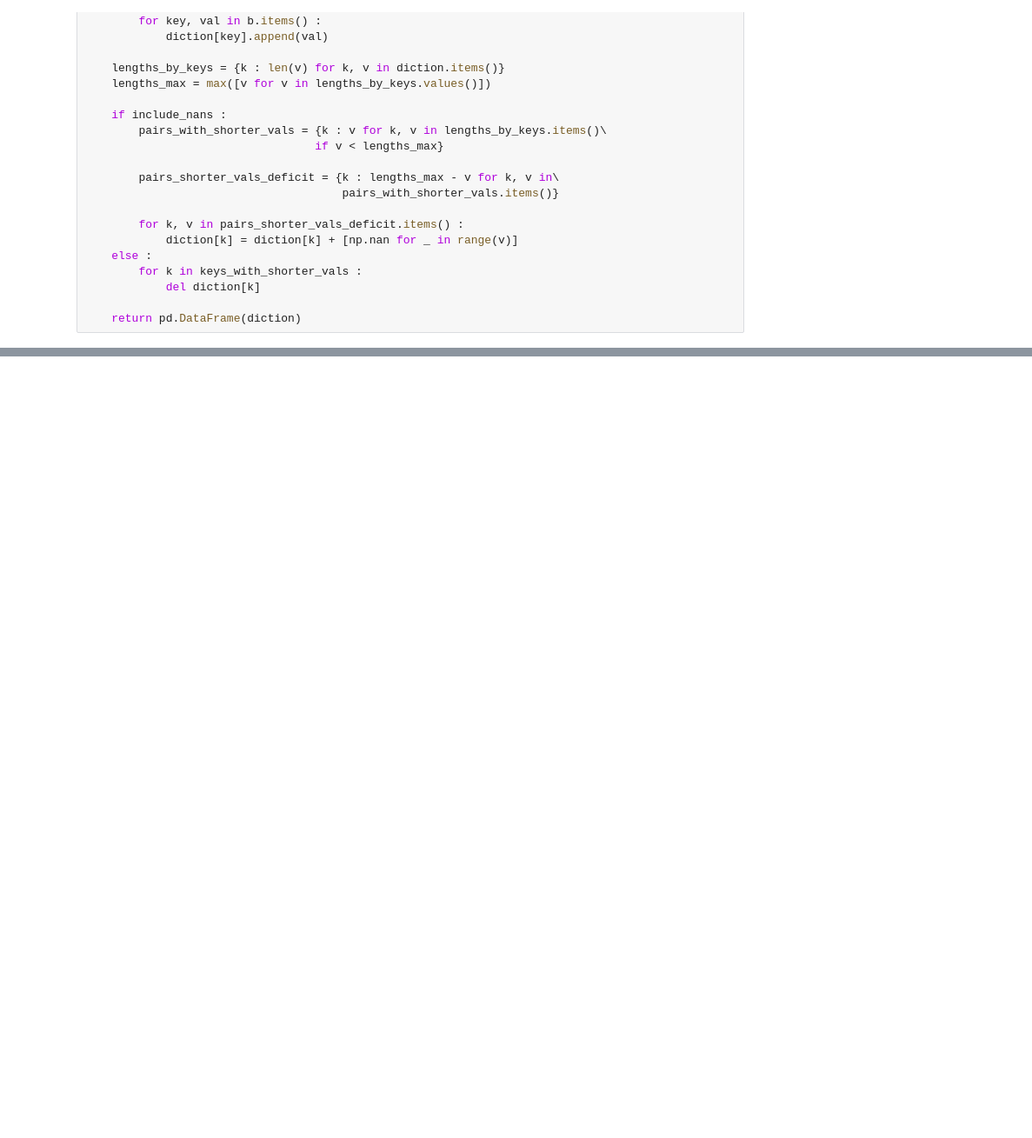
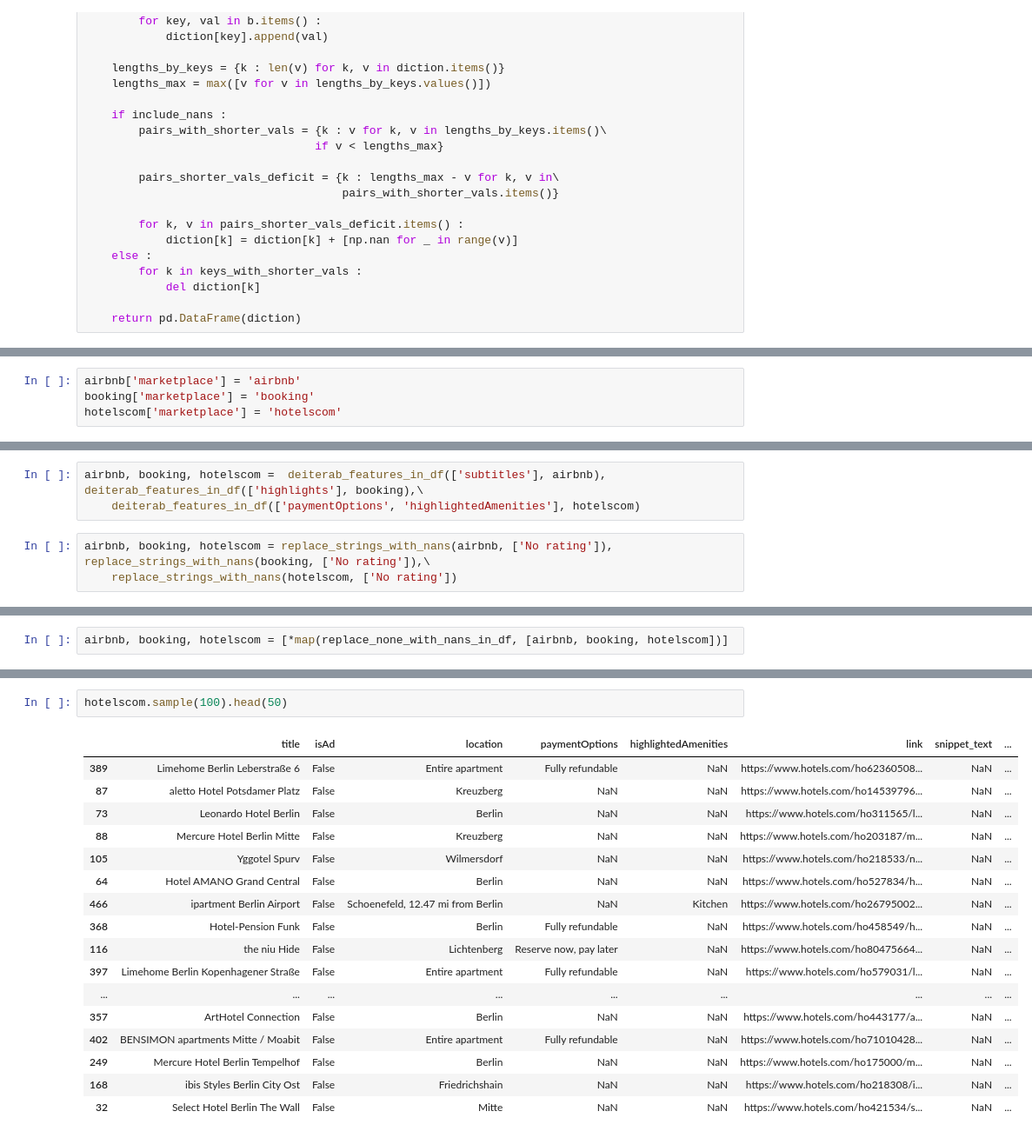
Before and after one commit to KCristopher/data_cleaning, a Jupyter notebook: hotels/hotels.ipynb, the cells around one changed output, grey strips where cells are left out. Shown at 87% size. Cells and saved outputs as stored; diff of their text form; blank space fills up the shorter version.

```diff
--- a/hotels/hotels.ipynb
+++ b/hotels/hotels.ipynb
@@ -654,0 +578,4 @@ Name: rating, dtype: float64
+# %%
+airbnb['marketplace'] = 'airbnb'
+booking['marketplace'] = 'booking'
+hotelscom['marketplace'] = 'hotelscom'
@@ -654,0 +591,6 @@ Name: rating, dtype: float64
+# %%
+airbnb, booking, hotelscom =  deiterab_features_in_df(['subtitles'], airbnb), deiterab_features_in_df(['highlights'], booking),\
+    deiterab_features_in_df(['paymentOptions', 'highlightedAmenities'], hotelscom)
+# %%
+airbnb, booking, hotelscom = replace_strings_with_nans(airbnb, ['No rating']), replace_strings_with_nans(booking, ['No rating']),\
+    replace_strings_with_nans(hotelscom, ['No rating'])
@@ -654,0 +666,2 @@ Name: rating, dtype: float64
+# %%
+airbnb, booking, hotelscom = [*map(replace_none_with_nans_in_df, [airbnb, booking, hotelscom])]
@@ -654,0 +677,20 @@ Name: rating, dtype: float64
+# %%
+hotelscom.sample(100).head(50)
+# %% [output]
+|  | title | isAd | location | paymentOptions | highlightedAmenities | link | snippet_text | ... |
+| 389 | Limehome Berlin Leberstraße 6 | False | Entire apartment | Fully refundable | NaN | https://www.hotels.com/ho62360508... | NaN | ... |
+| 87 | aletto Hotel Potsdamer Platz | False | Kreuzberg | NaN | NaN | https://www.hotels.com/ho14539796... | NaN | ... |
+| 73 | Leonardo Hotel Berlin | False | Berlin | NaN | NaN | https://www.hotels.com/ho311565/l... | NaN | ... |
+| 88 | Mercure Hotel Berlin Mitte | False | Kreuzberg | NaN | NaN | https://www.hotels.com/ho203187/m... | NaN | ... |
+| 105 | Yggotel Spurv | False | Wilmersdorf | NaN | NaN | https://www.hotels.com/ho218533/n... | NaN | ... |
+| 64 | Hotel AMANO Grand Central | False | Berlin | NaN | NaN | https://www.hotels.com/ho527834/h... | NaN | ... |
+| 466 | ipartment Berlin Airport | False | Schoenefeld, 12.47 mi from Berlin | NaN | Kitchen | https://www.hotels.com/ho26795002... | NaN | ... |
+| 368 | Hotel-Pension Funk | False | Berlin | Fully refundable | NaN | https://www.hotels.com/ho458549/h... | NaN | ... |
+| 116 | the niu Hide | False | Lichtenberg | Reserve now, pay later | NaN | https://www.hotels.com/ho80475664... | NaN | ... |
+| 397 | Limehome Berlin Kopenhagener Straße | False | Entire apartment | Fully refundable | NaN | https://www.hotels.com/ho579031/l... | NaN | ... |
+| ... | ... | ... | ... | ... | ... | ... | ... | ... |
+| 357 | ArtHotel Connection | False | Berlin | NaN | NaN | https://www.hotels.com/ho443177/a... | NaN | ... |
+| 402 | BENSIMON apartments Mitte / Moabit | False | Entire apartment | Fully refundable | NaN | https://www.hotels.com/ho71010428... | NaN | ... |
+| 249 | Mercure Hotel Berlin Tempelhof | False | Berlin | NaN | NaN | https://www.hotels.com/ho175000/m... | NaN | ... |
+| 168 | ibis Styles Berlin City Ost | False | Friedrichshain | NaN | NaN | https://www.hotels.com/ho218308/i... | NaN | ... |
+| 32 | Select Hotel Berlin The Wall | False | Mitte | NaN | NaN | https://www.hotels.com/ho421534/s... | NaN | ... |
```
Also changed, not shown: parts of 70 cells of this notebook.
